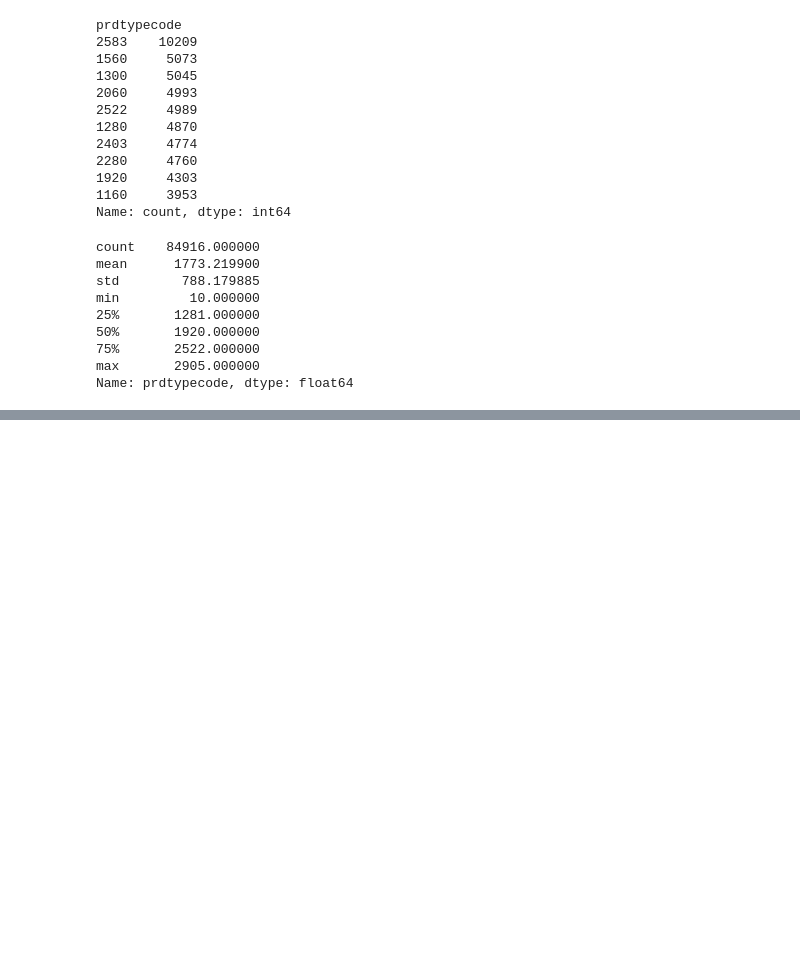
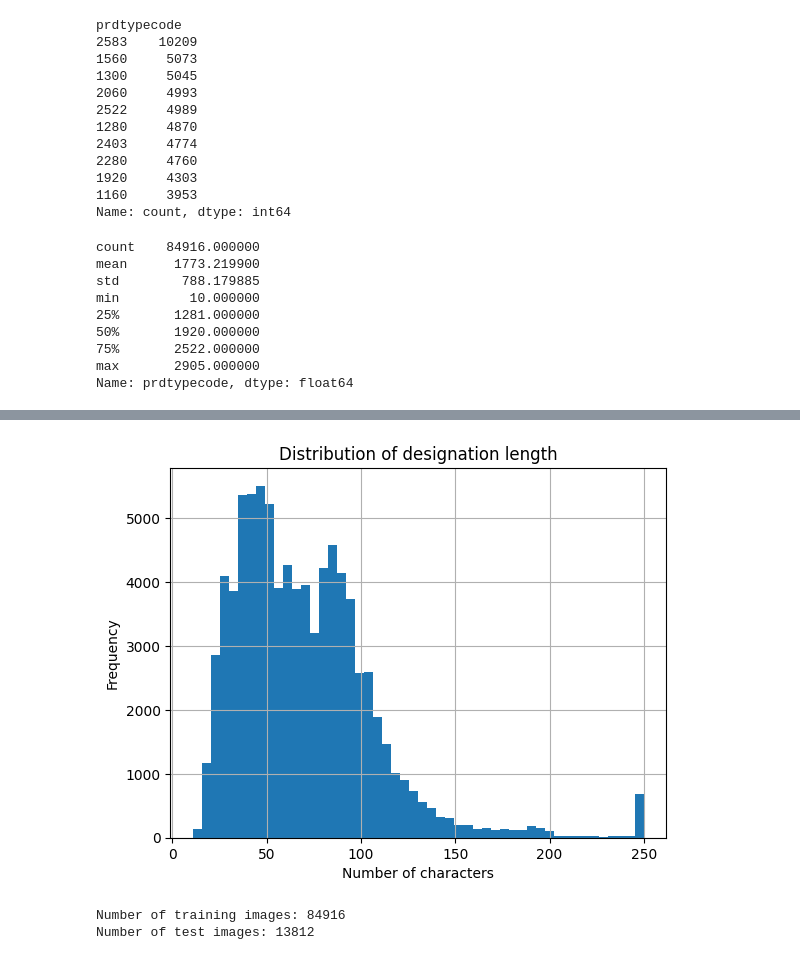
Before and after one commit to Stonesthrowing/Rakuten_Data_Science, a Jupyter notebook: rakuten.ipynb, the cells around one changed output, grey strips where cells are left out. Cells and saved outputs as stored; diff of their text form; code cells hidden in the pictures; blank space fills up the shorter version.

```diff
--- a/rakuten.ipynb
+++ b/rakuten.ipynb
@@ -137,0 +174,5 @@ ModuleNotFoundError: No module named 'matplotlib'
+# %%
+df["designation_length"] = df["designation"].str.len()
+df["description_length"] = df["description"].str.len()
+
+df[["designation_length","description_length"]].describe()
@@ -137,0 +189,20 @@ ModuleNotFoundError: No module named 'matplotlib'
+# %%
+import matplotlib.pyplot as plt
+
+df["designation_length"].hist(bins=50)
+plt.title("Distribution of designation length")
+plt.xlabel("Number of characters")
+plt.ylabel("Frequency")
+plt.show()
+# %% [output]
+[figure, added]
+# %%
+
+train_images = os.listdir("images/image_train")
+test_images = os.listdir("images/image_test")
+
+print("Number of training images:", len(train_images))
+print("Number of test images:", len(test_images))
+# %% [output]
+Number of training images: 84916
+Number of test images: 13812
```
Also changed, not shown: parts of 8 cells of this notebook.
